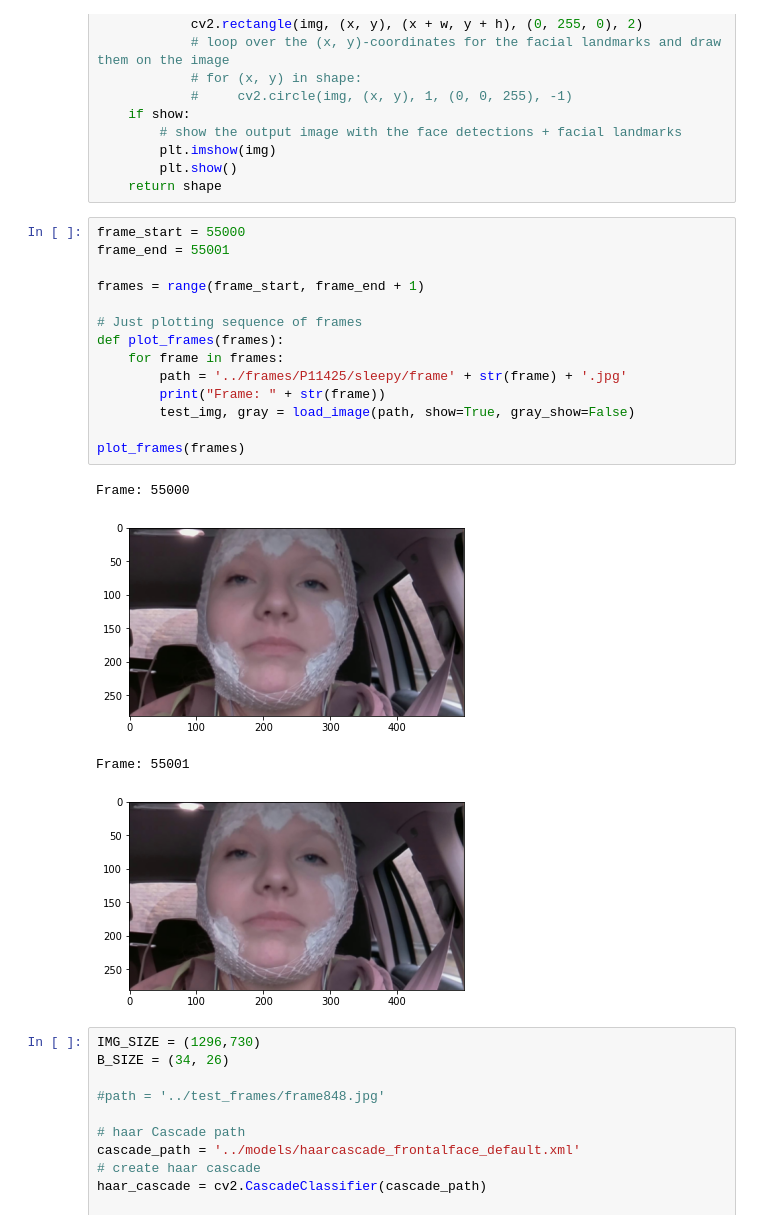
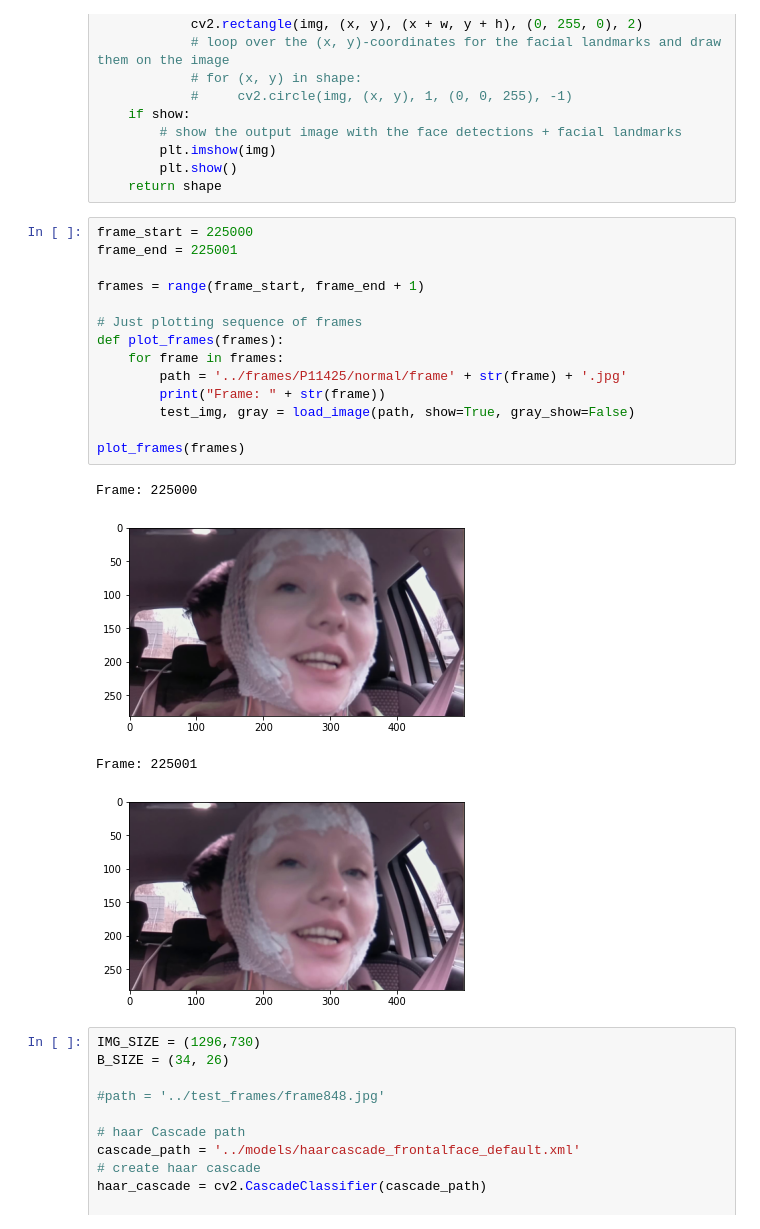
Before and after one commit to fruste/driver-drowsiness, a Jupyter notebook: code/blinking_detection.ipynb, the cells around one changed output. Drawn from its saved outputs; the diff is of its cells as text.

```diff
--- a/code/blinking_detection.ipynb
+++ b/code/blinking_detection.ipynb
@@ -142,24 +142,24 @@ def get_landmarks(img, gray, rects, show=False):
         plt.show()
     return shape
 # %%
-frame_start = 55000
-frame_end = 55001
+frame_start = 225000
+frame_end = 225001
 
 frames = range(frame_start, frame_end + 1)
 
 # Just plotting sequence of frames
 def plot_frames(frames):
     for frame in frames:
-        path = '../frames/P11425/sleepy/frame' + str(frame) + '.jpg'
+        path = '../frames/P11425/normal/frame' + str(frame) + '.jpg'
         print("Frame: " + str(frame))
         test_img, gray = load_image(path, show=True, gray_show=False)
 
 plot_frames(frames)
 # %% [output]
-Frame: 55000
+Frame: 225000
-[figure, old version]
+[figure, new version]
-Frame: 55001
+Frame: 225001
-[figure, old version]
+[figure, new version]
 # %%
 IMG_SIZE = (1296,730)
 B_SIZE = (34, 26)
```
Also changed, not shown: parts of 1 cell of this notebook, 6 other files.
